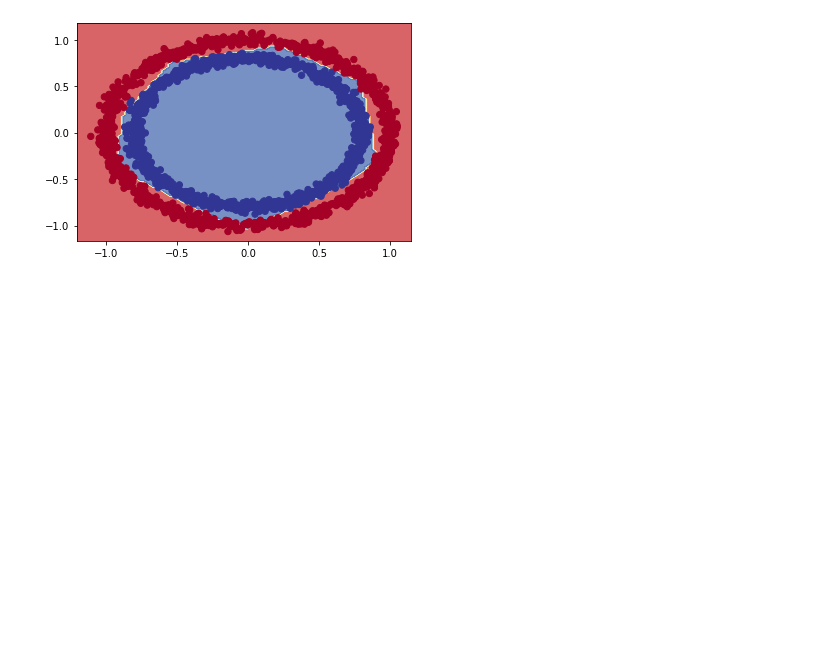
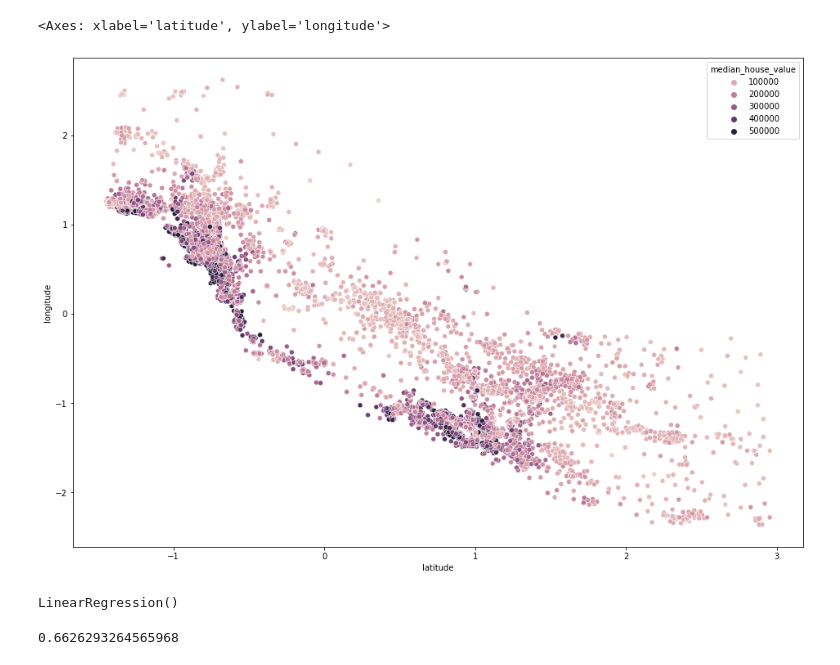
Before and after one commit to steel-bucket/Market-Analysis, a Jupyter notebook: Project.ipynb, the cells around one changed output. Saved outputs shown, nothing was run; the diff lists cells and outputs as text; code cells hidden in the pictures; blank space fills up the shorter version.

```diff
--- a/Project.ipynb
+++ b/Project.ipynb
@@ -163,0 +76,19 @@ helper_functions.py already exists, skipping download
+# %%
+# One Hot Encoding
+data = data.join(pd.get_dummies(data.ocean_proximity)).drop(["ocean_proximity"],axis=1)
+# %%
+from sklearn.model_selection import train_test_split
+X = data.drop(["median_house_value"], axis=1)
+y = data["median_house_value"]
+X_train, X_test, y_train, y_test = train_test_split(X,y,test_size=0.2)
+# %%
+# Scaling the data
+from sklearn.preprocessing import StandardScaler
+scaler = StandardScaler()
+scaled = scaler.fit_transform(X_train)
+X_train = pd.DataFrame(scaled, index=X_train.index, columns=X_train.columns)
+scaled2 = scaler.fit_transform(X_test)
+X_test = pd.DataFrame(scaled2, index=X_test.index, columns=X_test.columns)
+# %%
+train_data = X_train.join(y_train)
+test_data = X_test.join(y_test)
@@ -164,4 +140,16 @@ helper_functions.py already exists, skipping download
+# %%
+plt.figure(figsize=(16,11))
+sns.scatterplot(x="latitude",y="longitude",data=train_data,hue="median_house_value")
+# %% [output]
+<Axes: xlabel='latitude', ylabel='longitude'>
+[figure, added]
+# %%
+from sklearn.linear_model import LinearRegression
+model = LinearRegression()
+model.fit(X_train,y_train)
+# %% [output]
+LinearRegression()
 # %%
-plot_decision_boundary(model, X_test, y_test)
+model.score(X_test,y_test)
 # %% [output]
-[figure, removed]
+0.6626293264565968
```
Also changed, not shown: parts of 25 cells of this notebook.
